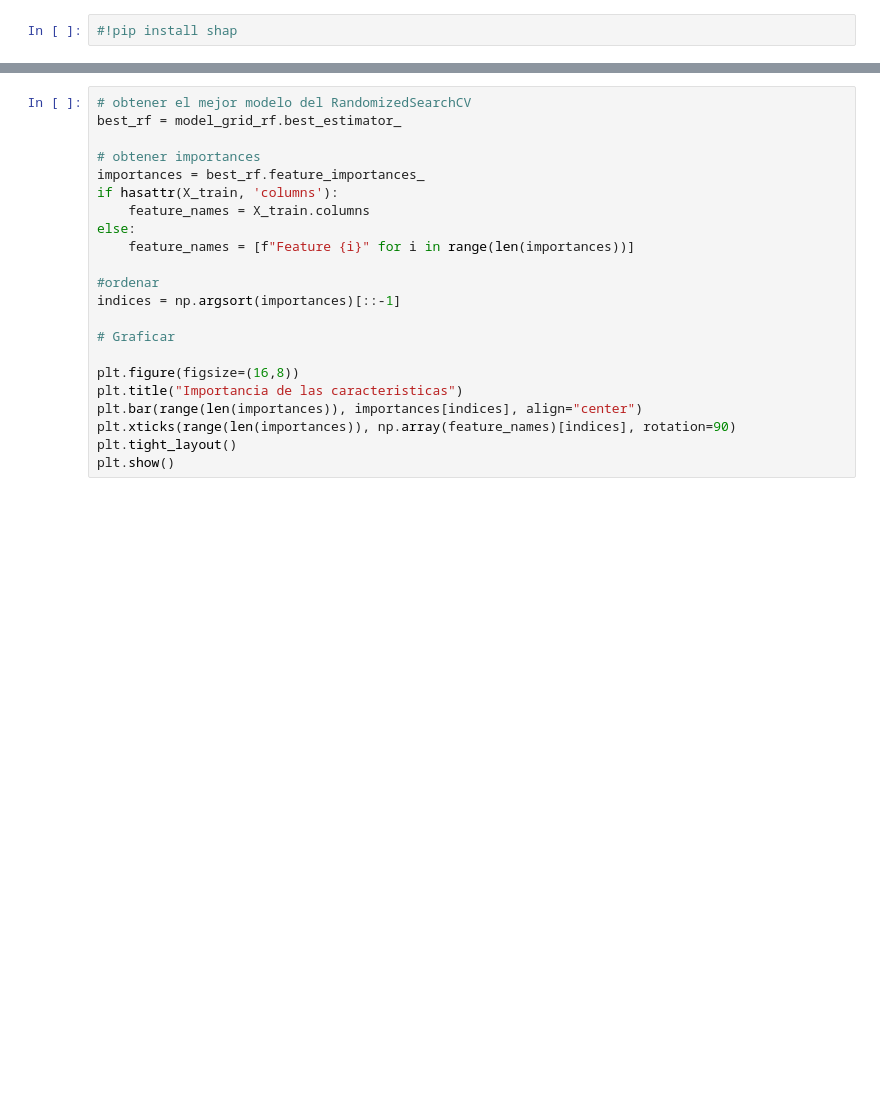
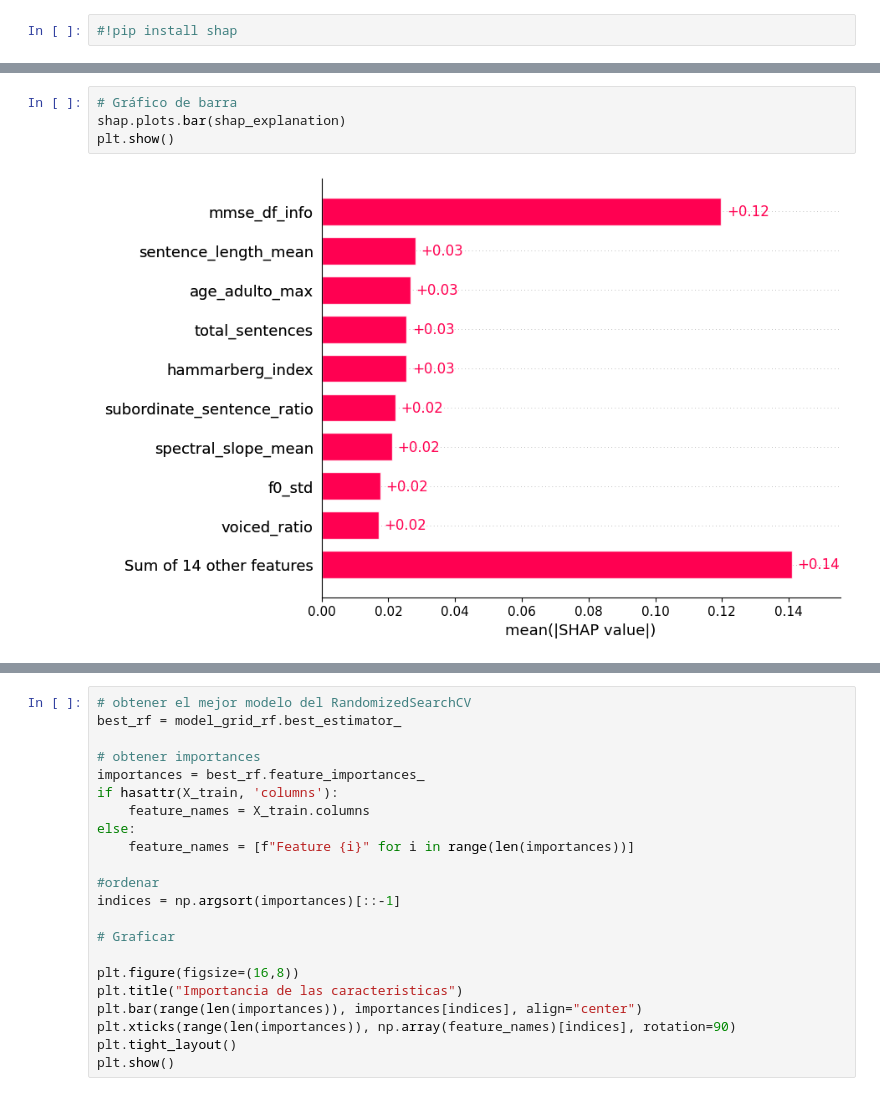
Before and after one commit to Victor-AFT/TFM_Process, a Jupyter notebook: ML_models/Analysis_tfm_spanish.ipynb, the cells around one changed output, grey strips where cells are left out. Saved outputs shown, nothing was run; the diff lists cells and outputs as text; blank space fills up the shorter version.

```diff
--- a/ML_models/Analysis_tfm_spanish.ipynb
+++ b/ML_models/Analysis_tfm_spanish.ipynb
@@ -981,0 +980,6 @@ plt.show()
+# %%
+# Gráfico de barra
+shap.plots.bar(shap_explanation)
+plt.show()
+# %% [output]
+[figure, added]
```
Also changed, not shown: parts of 9 cells of this notebook.
